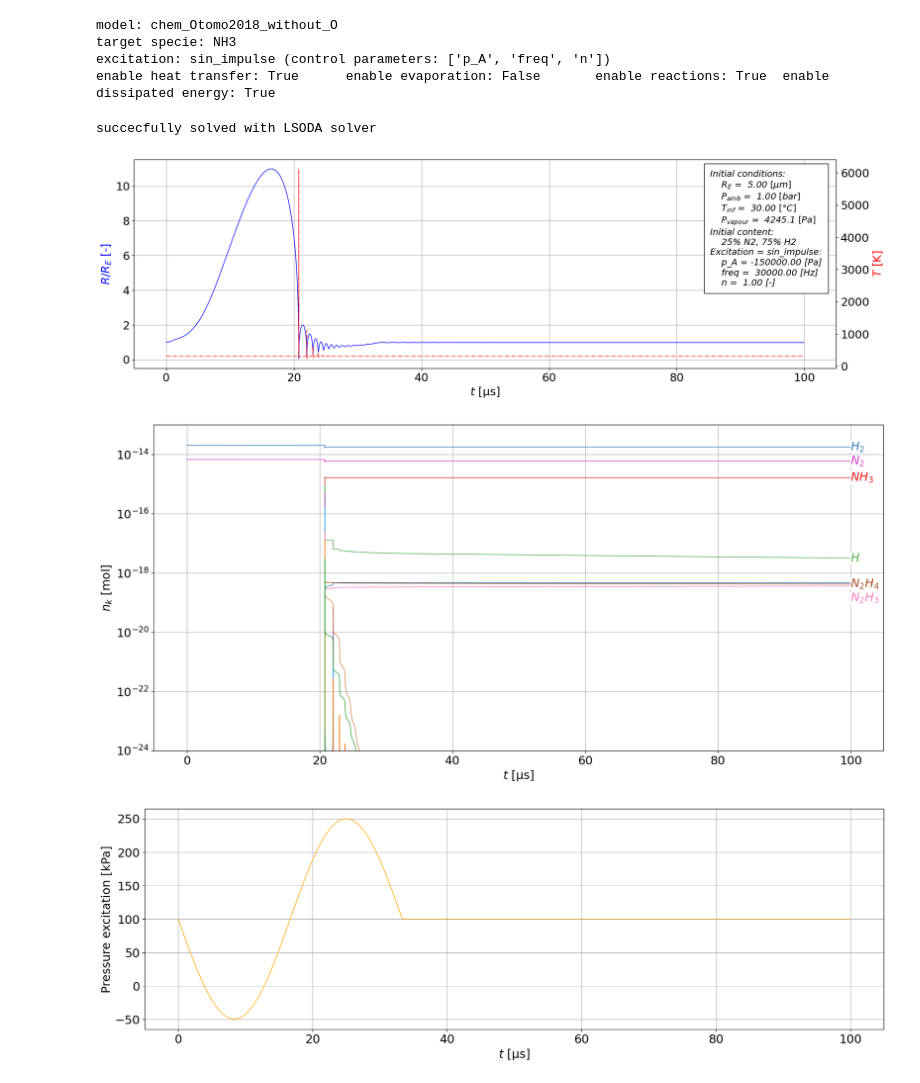
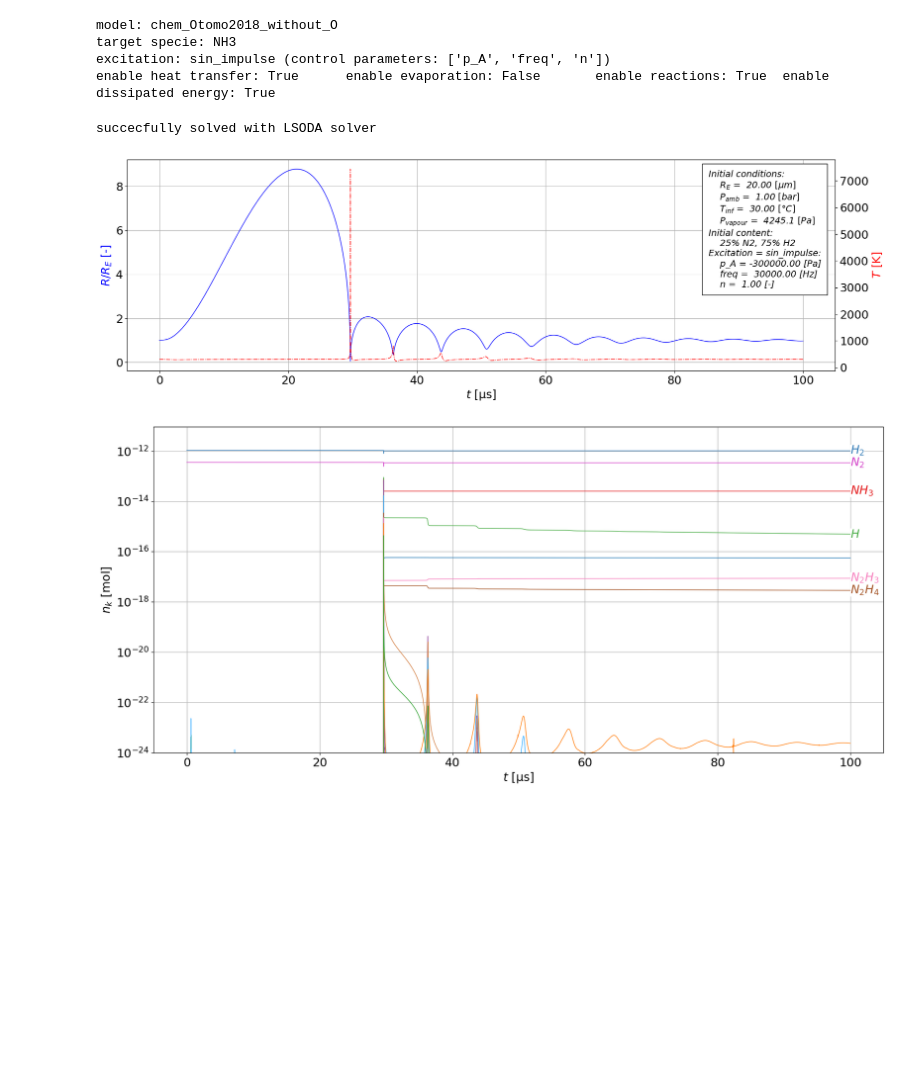
Before and after one commit to hihihi2001/parameter_studies, a Jupyter notebook: test.ipynb, the cells around one changed output. Cells and saved outputs as stored; diff of their text form; code cells hidden in the pictures; blank space fills up the shorter version.

```diff
--- a/test.ipynb
+++ b/test.ipynb
@@ -93,7 +91,7 @@ enable heat transfer: True      enable evaporation: False       enable reactions
 cpar = de.dotdict(dict(
     ID = 0,                           # ID of control parameter (not used during calculation)
   # Initial conditions:
-    R_E = 5.0e-6,                    # bubble equilibrium radius [m]
+    R_E = 20.0e-6,                    # bubble equilibrium radius [m]
     ratio = 1.0,                      # initial radius / equilibrium radius R_0/R_E [-]
     gases=[par.index['N2'], par.index['H2']],          # indexes of species in initial bubble (list of species indexes)
     fractions=[0.25, 0.75],                  # molar fractions of species in initial bubble (list of fractions for every gas)
@@ -107,7 +105,7 @@ cpar = de.dotdict(dict(
     c_L = par.c_L,                    # sound speed [m/s]
     surfactant = 1.0,                 # surfactant (surface tension modfier) [-]
   # Excitation parameters: (excitation_type = sin_impulse_flat_ends)
-    p_A = -1.5*1e5,                        # [Pa]
+    p_A = -3.0*1e5,                        # [Pa]
     freq = 30.0e3,                       # [Hz]
     n = 1.0,                          # [-]
 ))
@@ -134,9 +132,8 @@ None
 # %%
 """Plotting"""
 #importlib.reload(de)   # reload changes you made
-de.plot(cpar, t_int=[0.0, 3.0/cpar.freq], presentation_mode=False, plot_pressure=True, LSODA_timeout=30, Radau_timeout=0)
+de.plot(cpar, t_int=[0.0, 3.0/cpar.freq], presentation_mode=False, plot_pressure=False, LSODA_timeout=30, Radau_timeout=0)
 # %% [output]
 succecfully solved with LSODA solver
-[figure, old version]
+[figure, new version]
-[figure, old version]
+[figure, new version]
-[figure, removed]
```
Also changed, not shown: parts of 2 cells of this notebook, 1 other file.
